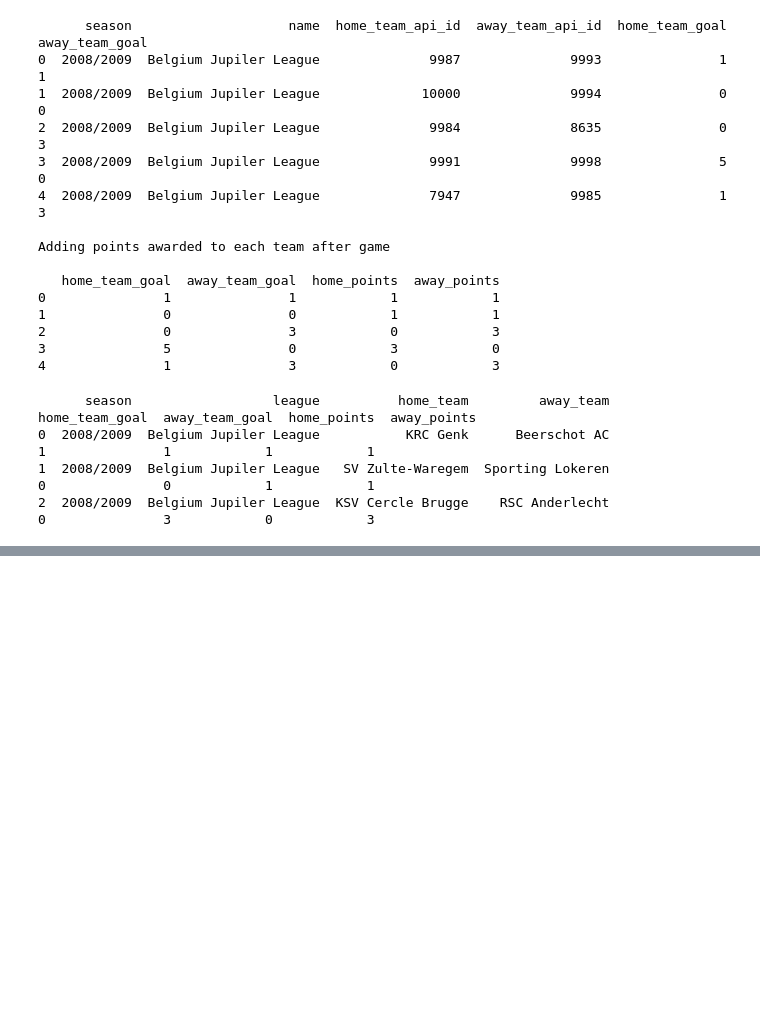
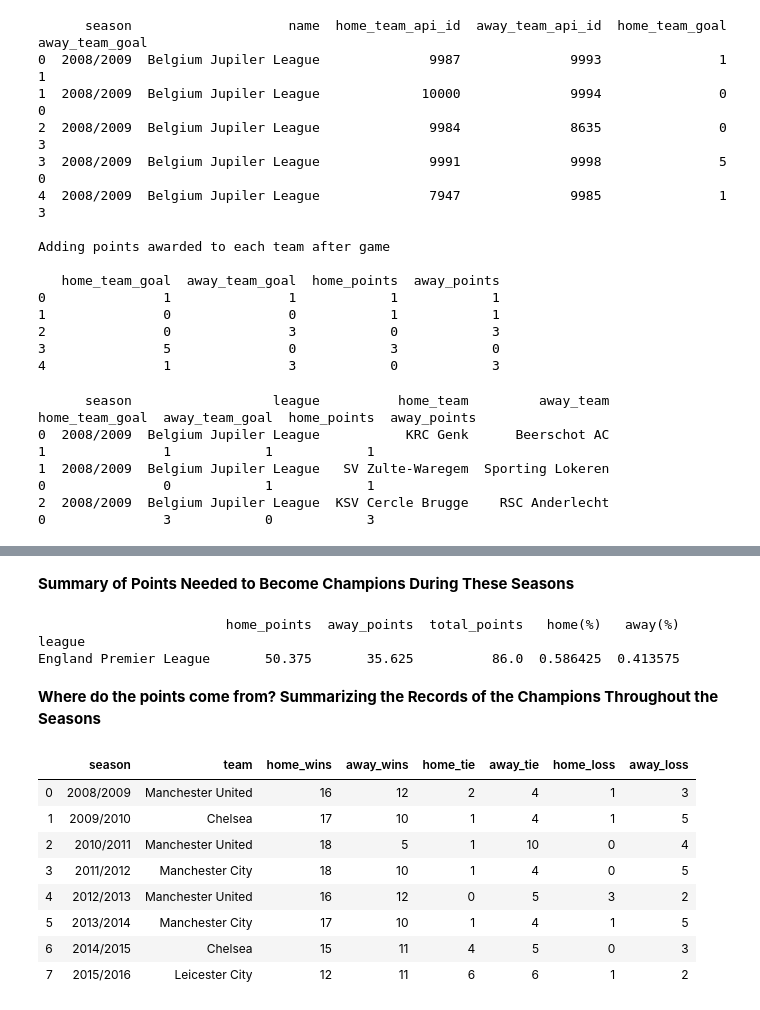
Before and after one commit to RachidRezzik/Euro_Soccer, a Jupyter notebook: Euro_Analysis.ipynb, the cells around one changed output, grey strips where cells are left out. Saved outputs shown, nothing was run; the diff lists cells and outputs as text; code cells hidden in the pictures; blank space fills up the shorter version.

```diff
--- a/Euro_Analysis.ipynb
+++ b/Euro_Analysis.ipynb
@@ -263,0 +387,11 @@ Name: away_points, Length: 1478, dtype: int64
+# %%
+### League Champs Per Season ###
+england = total.loc[total['league'] == 'England Premier League']
+for season in list(england['season'].unique()):
+    season_df = england.loc[(england['season'] == season) & (england['league'] == 'England Premier League')]
+    champ = season_df.loc[season_df['total_points'] == max(season_df['total_points'])]['team'].unique()[0]
+    for idx, row in england.iterrows():
+        if row['season'] == season:
+            england.loc[idx, 'Champion'] = champ
+champs = pd.DataFrame(england.groupby('season')['Champion'].agg(pd.Series.mode).reset_index())
+print(champs)
@@ -263,0 +660,58 @@ Name: away_points, Length: 1478, dtype: int64
+# %% [markdown]
+**Summary of Points Needed to Become Champions During These Seasons**
+# %%
+summary = champ_points.groupby('league')[['home_points', 'away_points', 'total_points', 'home(%)', 'away(%)']].mean()
+print(summary)
+# %% [output]
+                        home_points  away_points  total_points   home(%)   away(%)
+league
+England Premier League       50.375       35.625          86.0  0.586425  0.413575
+# %% [markdown]
+**Where do the points come from? Summarizing the Records of the Champions Throughout the Seasons**
+# %%
+english_matches = matches.loc[matches['league'] == 'England Premier League']
+
+champ_record = collections.defaultdict(list)
+for season in list(champ_points.season.unique()):
+    english_season = english_matches.loc[english_matches['season'] == season]
+    for team in list(champ_points.loc[champ_points['season'] == season].team.unique()):
+        champ_season = english_season.loc[(english_season['home_team'] == team) | (english_season['away_team'] == team)]
+        home_win = 0
+        home_tie = 0
+        home_loss = 0
+        away_win = 0
+        away_tie = 0
+        away_loss = 0
+        for idx, row in champ_season.iterrows():
+            if row['home_team'] == team and row['home_team_goal'] > row['away_team_goal']:
+                home_win += 1
+            elif row['home_team'] == team and row['home_team_goal'] == row['away_team_goal']:
+                home_tie += 1
+            elif row['home_team'] == team and row['home_team_goal'] < row['away_team_goal']:
+                home_loss += 1
+            if row['away_team'] == team and row['home_team_goal'] < row['away_team_goal']:
+                away_win += 1
+            elif row['away_team'] == team and row['home_team_goal'] == row['away_team_goal']:
+                away_tie += 1
+            elif row['away_team'] == team and row['home_team_goal'] > row['away_team_goal']:
+                away_loss += 1
+        champ_record['season'].append(season)
+        champ_record['team'].append(team)
+        champ_record['home_wins'].append(home_win)
+        champ_record['away_wins'].append(away_win)
+        champ_record['home_tie'].append(home_tie)
+        champ_record['away_tie'].append(away_tie)
+        champ_record['home_loss'].append(home_loss)
+        champ_record['away_loss'].append(away_loss)
+records = pd.DataFrame(champ_record)
+records
+# %% [output]
+|  | season | team | home_wins | away_wins | home_tie | away_tie | home_loss | away_loss |
+| 0 | 2008/2009 | Manchester United | 16 | 12 | 2 | 4 | 1 | 3 |
+| 1 | 2009/2010 | Chelsea | 17 | 10 | 1 | 4 | 1 | 5 |
+| 2 | 2010/2011 | Manchester United | 18 | 5 | 1 | 10 | 0 | 4 |
+| 3 | 2011/2012 | Manchester City | 18 | 10 | 1 | 4 | 0 | 5 |
+| 4 | 2012/2013 | Manchester United | 16 | 12 | 0 | 5 | 3 | 2 |
+| 5 | 2013/2014 | Manchester City | 17 | 10 | 1 | 4 | 1 | 5 |
+| 6 | 2014/2015 | Chelsea | 15 | 11 | 4 | 5 | 0 | 3 |
+| 7 | 2015/2016 | Leicester City | 12 | 11 | 6 | 6 | 1 | 2 |
```
Also changed, not shown: parts of 25 cells of this notebook.
